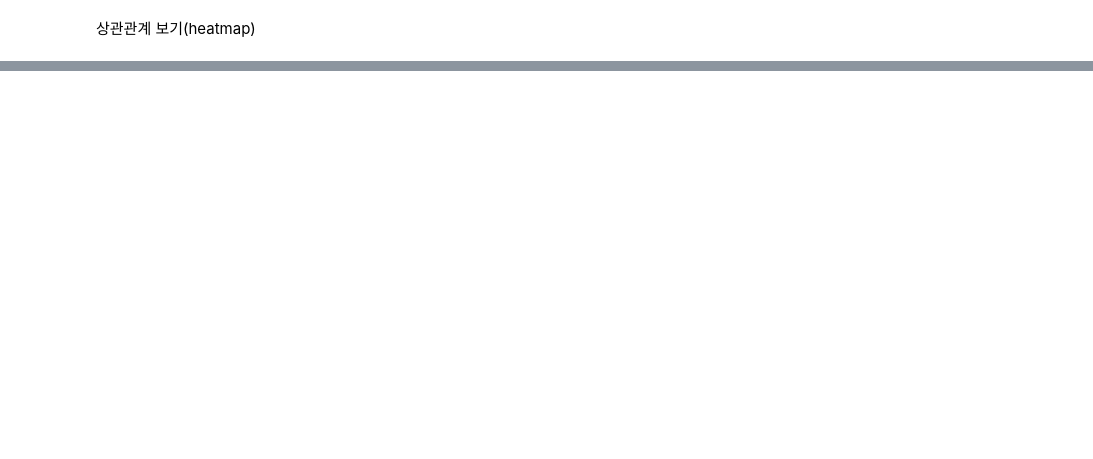
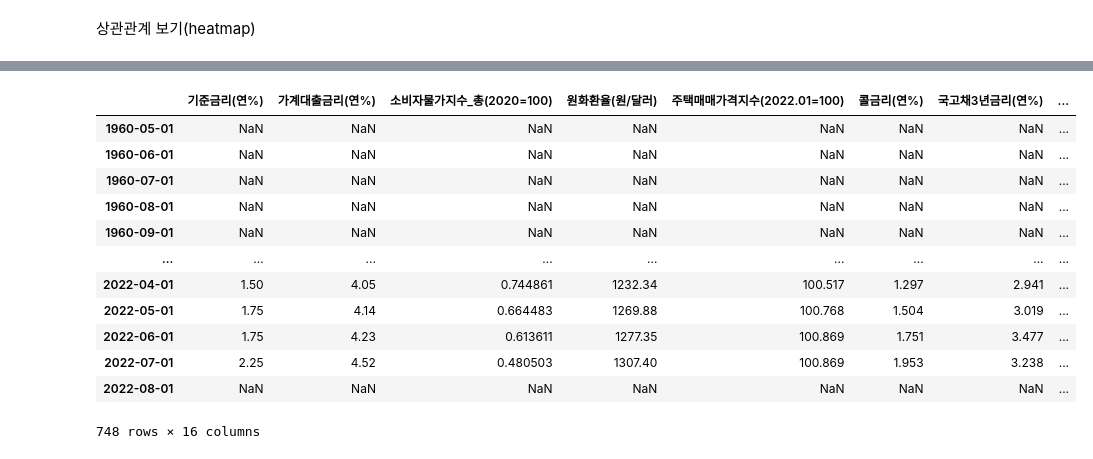
Before and after one commit to nan-park/section2_project, a Jupyter notebook: data_visualization.ipynb, the cells around one changed output, grey strips where cells are left out. Saved outputs shown, nothing was run; the diff lists cells and outputs as text; code cells hidden in the pictures; blank space fills up the shorter version.

```diff
--- a/data_visualization.ipynb
+++ b/data_visualization.ipynb
@@ -89,0 +119,37 @@ plt.show()
+# %%
+# 미국 기준금리
+kor_data['미국_기준금리(연%)'] = us_economic_monthly_data['funds_rate']
+# %%
+# 기준금리차이 미국 - 한국
+kor_data['기준금리차이_미국-한국(연%)'] = kor_data['미국_기준금리(연%)']-kor_data['기준금리(연%)']
+# %%
+# 컬럼제거 - 대출현황
+kor_data.drop(kor_data.columns[14:19], axis=1, inplace=True)
+# %%
+# 컬럼 추가 - 소비자물가상승률(월별)
+date_index = kor_data.index
+col = '소비자물가지수_총(2020=100)'
+kor_data_temp = kor_data.copy()
+for i in range(len(date_index)):
+  if i!= 0:
+    present_date_i = kor_data_temp.index[i]
+    past_date_i = kor_data_temp.index[i-1]
+    present = kor_data_temp.loc[present_date_i, col]
+    past = kor_data_temp.loc[past_date_i, col]
+    temp = (present - past) / past * 100
+    kor_data.loc[present_date_i, col] = temp
+kor_data
+# %% [output]
+|  | 기준금리(연%) | 가계대출금리(연%) | 소비자물가지수_총(2020=100) | 원화환율(원/달러) | 주택매매가격지수(2022.01=100) | 콜금리(연%) | 국고채3년금리(연%) | ... |
+| 1960-05-01 | NaN | NaN | NaN | NaN | NaN | NaN | NaN | ... |
+| 1960-06-01 | NaN | NaN | NaN | NaN | NaN | NaN | NaN | ... |
+| 1960-07-01 | NaN | NaN | NaN | NaN | NaN | NaN | NaN | ... |
+| 1960-08-01 | NaN | NaN | NaN | NaN | NaN | NaN | NaN | ... |
+| 1960-09-01 | NaN | NaN | NaN | NaN | NaN | NaN | NaN | ... |
+| ... | ... | ... | ... | ... | ... | ... | ... | ... |
+| 2022-04-01 | 1.50 | 4.05 | 0.744861 | 1232.34 | 100.517 | 1.297 | 2.941 | ... |
+| 2022-05-01 | 1.75 | 4.14 | 0.664483 | 1269.88 | 100.768 | 1.504 | 3.019 | ... |
+| 2022-06-01 | 1.75 | 4.23 | 0.613611 | 1277.35 | 100.869 | 1.751 | 3.477 | ... |
+| 2022-07-01 | 2.25 | 4.52 | 0.480503 | 1307.40 | 100.869 | 1.953 | 3.238 | ... |
+| 2022-08-01 | NaN | NaN | NaN | NaN | NaN | NaN | NaN | ... |
+748 rows × 16 columns
```
Also changed, not shown: parts of 13 cells of this notebook.
